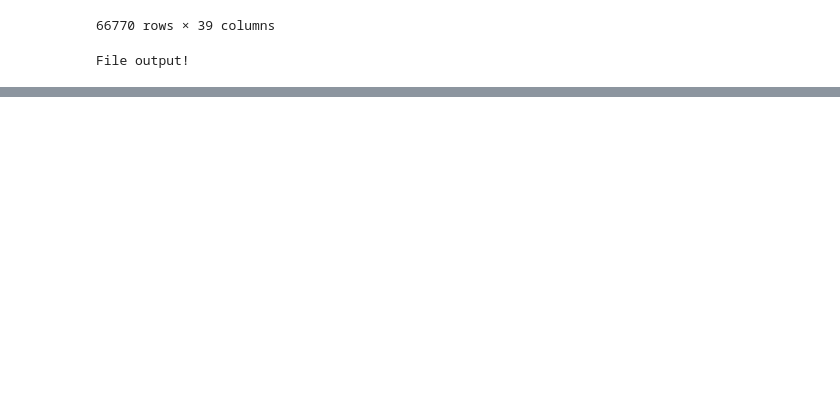
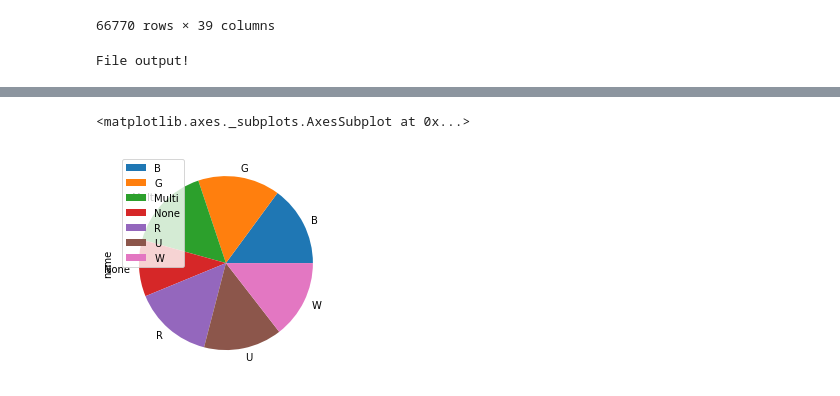
Before and after one commit to Gendo90/MTG-Data-Gatherer, a Jupyter notebook: MTG Card Gatherer.ipynb, the cells around one changed output, grey strips where cells are left out. Saved outputs shown, nothing was run; the diff lists cells and outputs as text; code cells hidden in the pictures; blank space fills up the shorter version.

Commit message:
feat: Added some example data exploration - artists by card count and cards dist by color

```diff
--- a/MTG Card Gatherer.ipynb
+++ b/MTG Card Gatherer.ipynb
@@ -202,0 +244,16 @@ File output!
+# %%
+def color_to_category(x):
+    try:
+        size = len(x)
+        if(size == 0):
+            return "None"
+        elif(size == 1):
+            return x[0]
+        else:
+            return "Multi"
+    except:
+        return "None"
+
+all_cards_df["overall_color"] = all_cards_df["color_identity"]
+all_cards_df["overall_color"] = all_cards_df["overall_color"].apply(color_to_category)
+all_cards_df.head()
@@ -202,0 +268,5 @@ File output!
+# %%
+all_cards_df.groupby(['overall_color']).count().plot(kind='pie', y='name')
+# %% [output]
+<matplotlib.axes._subplots.AxesSubplot at 0x...>
+[figure, added]
```
Also changed, not shown: parts of 3 cells of this notebook.
